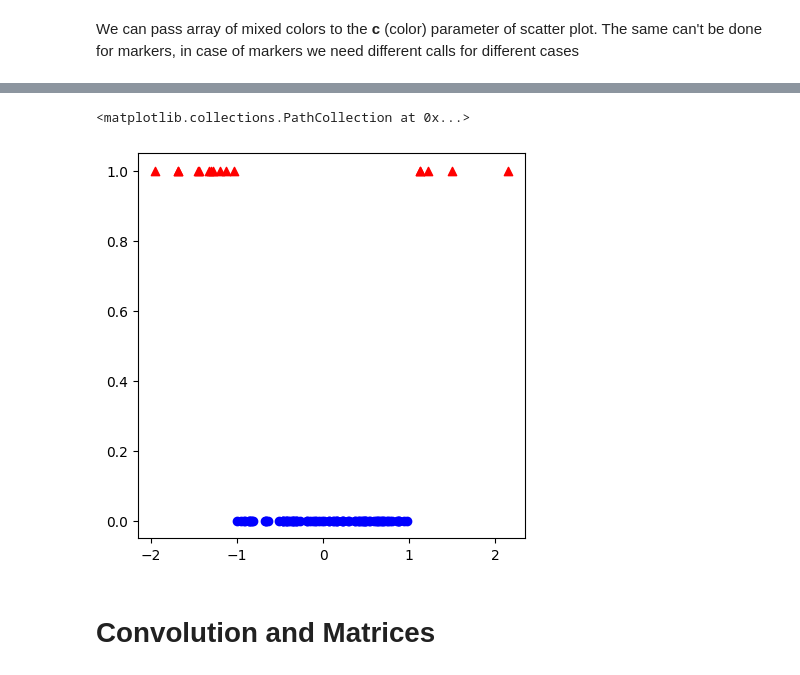
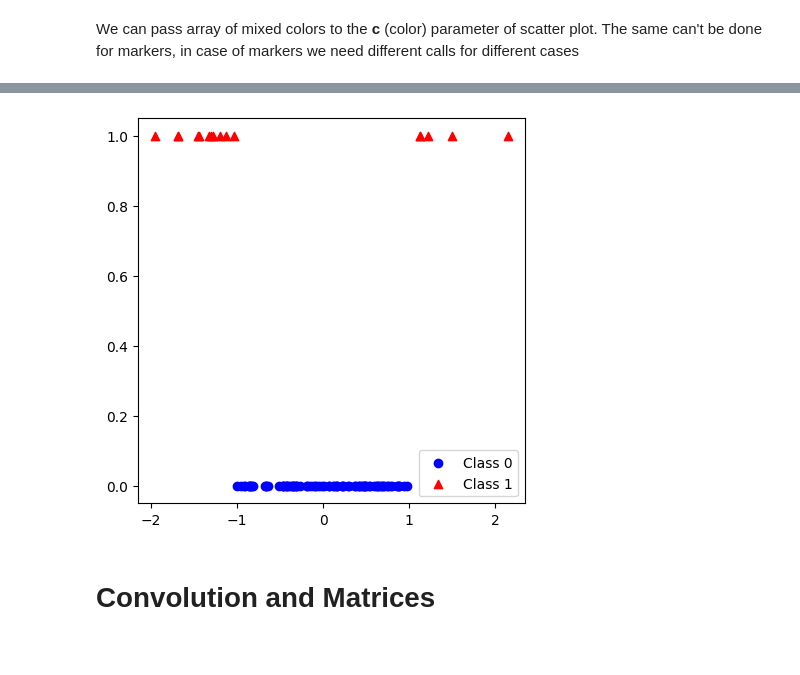
Before and after one commit to letscode011/Convolution, a Jupyter notebook: SimpleConvolution.ipynb, the cells around one changed output, grey strips where cells are left out. Cells and saved outputs as stored; diff of their text form; code cells hidden in the pictures.

Commit message:
Legend added to scatterplot

```diff
--- a/SimpleConvolution.ipynb
+++ b/SimpleConvolution.ipynb
@@ -126,11 +117,12 @@ plt.scatter(xi,yi, c=colors)
 [figure]
 # %%
 plt.figure(figsize=(5,5))
-plt.scatter(xi[yi==0], yi[yi==0], c= "blue", marker="o")
-plt.scatter(xi[yi==1], yi[yi==1], c= "red", marker="^")
+plt.scatter(xi[yi==0], yi[yi==0], c= "blue", marker="o", label= "Class 0")
+plt.scatter(xi[yi==1], yi[yi==1], c= "red", marker="^", label="Class 1")
+plt.legend()
+plt.show()
 # %% [output]
-<matplotlib.collections.PathCollection at 0x...>
-[figure, old version]
+[figure, new version]
 # %% [markdown]
 # Convolution and Matrices
 # %% [markdown]
```
Also changed, not shown: parts of 2 cells of this notebook.
